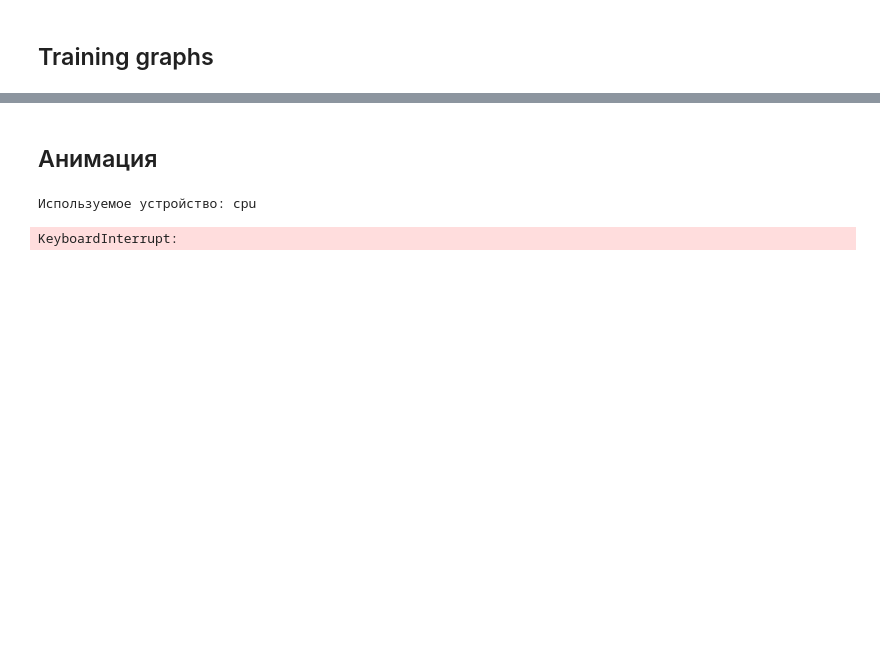
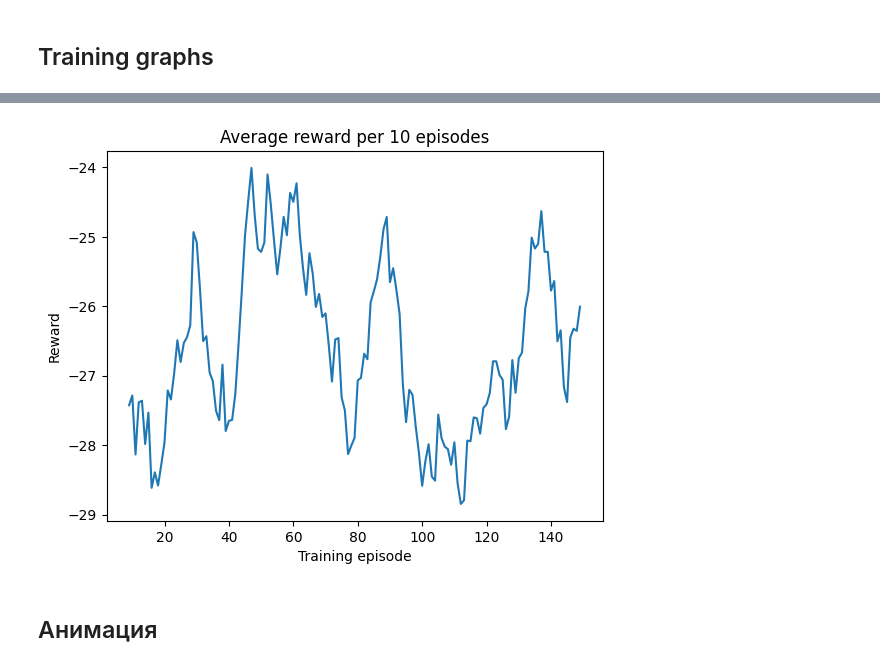
Before and after one commit to IvanKolesn/reinforcement_learning, a Jupyter notebook: notebooks/hw_3_(car_racing_actor_critic).ipynb, the cells around one changed output, grey strips where cells are left out. Drawn from its saved outputs; the diff is of its cells as text; code cells hidden in the pictures; blank space fills up the shorter version.

```diff
--- a/notebooks/hw_3_(car_racing_actor_critic).ipynb
+++ b/notebooks/hw_3_(car_racing_actor_critic).ipynb
@@ -251,6 +308,4 @@ env = gym.make(
 )
-# %%
-env = gym.wrappers.FrameStackObservation(env, 4)
 # %%
 actor_model = ActorNet().to(device)
 value_model = ValueNet().to(device)
@@ -287,7 +320,7 @@ reward_records = []
 
 for episode in trange(num_episodes):
 
-    done = False
+    done = [False] * 4
     visited_states = []
     terminated_flags = []
     actions = []
@@ -295,20 +328,20 @@ for episode in trange(num_episodes):
     state, _ = env.reset()
 
     # Play one episode (collect trajectory)
-    while not done:
+    while not all(done):
 
         state = preprocess_state(state)
-        state = transform_state_to_tensor(state, device=device)
+        state = transform_vector_state_to_tensor(state, device=device)
         visited_states.append(state.squeeze(0))
 
         with torch.no_grad():
             raw_actions, transformed_actions = actor_model.get_actions(state)
 
         state, reward, terminated, truncated, _ = env.step(
-            transformed_actions.cpu().numpy().flatten()
+            transformed_actions.cpu().numpy()
         )
 
-        done = terminated or truncated
+        done = terminated | truncated
         terminated_flags.append(done)
         actions.append(raw_actions)
         rewards.append(reward)
@@ -320,16 +353,17 @@ for episode in trange(num_episodes):
     # Train value model
     opt_value.zero_grad()
 
-    values = value_model(torch.stack(visited_states))
+    values = value_model(torch.cat(visited_states))
     values = values.squeeze()
 
     returns = compute_returns(
         rewards=rewards_tensor,
-        terminated=terminated_tensor,
+        terminated=(~terminated_tensor).to(torch.float32),
         values=values,
         gamma=gamma,
         device=device,
     )
+    returns = returns.flatten().to(torch.float32)
     advantages = (returns - values).detach()
     advantages = (advantages - advantages.mean()) / (advantages.std() + 1e-8)
 
@@ -343,7 +377,7 @@ for episode in trange(num_episodes):
     opt_actor.zero_grad()
 
     log_probs_tensor = actor_model.get_log_prob_given_actions(
-        state=torch.stack(visited_states), raw_actions=torch.cat(actions)
+        state=torch.cat(visited_states), raw_actions=torch.cat(actions)
     )
     # log_probs_tensor = torch.cat(log_probs)
     entropy = -log_probs_tensor.mean()
@@ -355,9 +389,8 @@ for episode in trange(num_episodes):
 
     reward_records.append(sum(rewards))
 
-    if episode % 5 == 0:
-        print(f"Mean for last 5 episodes is {np.mean(reward_records[-5:])}")
-        print(f"Mean for last 50 episodes is {np.mean(reward_records[-50:])}")
+    if episode % 10 == 0:
+        print(f"Mean for last 10 episodes is {np.mean(reward_records[-5:])}")
 
     # Stop if mean reward for 100 episodes > 475.0
     # Naive early stopping
@@ -397,8 +416,9 @@ torch.save(actor_model.state_dict(), "hw_3_trained_agent.pickle")
 # %% [markdown]
 ## Training graphs
+# %%
+reward_records_avg = [np.mean(x) for x in reward_records]
 # %%
-table = pd.DataFrame(reward_records, columns=["reward"])
-# table = table.iloc[2_000:, :]  # remove exploratory_period
+table = pd.DataFrame(reward_records_avg, columns=["reward"])
 # %%
 plt.plot(table.index, table["reward"])
 plt.xlabel("Training episode")
@@ -408,9 +430,11 @@ plt.show()
 # %%
-plt.plot(table.index, table["reward"].rolling(100).mean())
+plt.plot(table.index, table["reward"].rolling(10).mean())
 plt.xlabel("Training episode")
 plt.ylabel("Reward")
-plt.title("Average reward per 100 episodes")
+plt.title("Average reward per 10 episodes")
 plt.show()
+# %% [output]
+[figure, added]
 # %% [markdown]
 ## Анимация
 # %%
@@ -427,26 +449,23 @@ env = gym.wrappers.FrameStackObservation(env, 4)
 # %%
-device = get_device()
+# device = get_device()
 
-done = False
-state, _ = env.reset()
+# done = False
+# state, _ = env.reset()
 
-while not done:
-    env.render()
-    state = preprocess_state(state)
-    state = transform_state_to_tensor(state, device=device)
-    with torch.no_grad():
-        _, transformed_actions = actor_model.get_actions(state)
+# while not done:
+#     env.render()
+#     state = preprocess_state(state)
+#     state = transform_state_to_tensor(state, device=device)
+#     with torch.no_grad():
+#         _, transformed_actions = actor_model.get_actions(state)
 
-    state, reward, terminated, truncated, _ = env.step(
-        transformed_actions.cpu().numpy().flatten()
-    )
+#     state, reward, terminated, truncated, _ = env.step(
+#         transformed_actions.cpu().numpy().flatten()
+#     )
 
-    done = terminated or truncated
+#     done = terminated or truncated
 
-env.close()
+# env.close()
 
-print(f"Score is: {score}")
+# print(f"Score is: {score}")
-# %% [output]
-Используемое устройство: cpu
-KeyboardInterrupt:
 # %%
```
Also changed, not shown: parts of 26 cells of this notebook, 2 other files.
